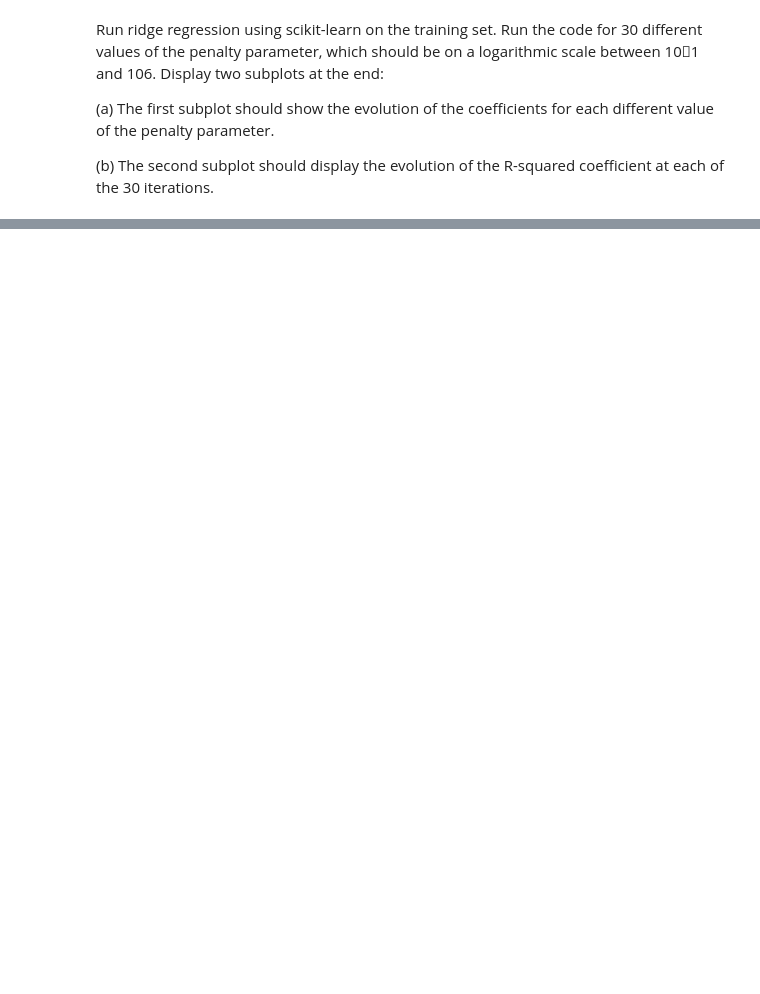
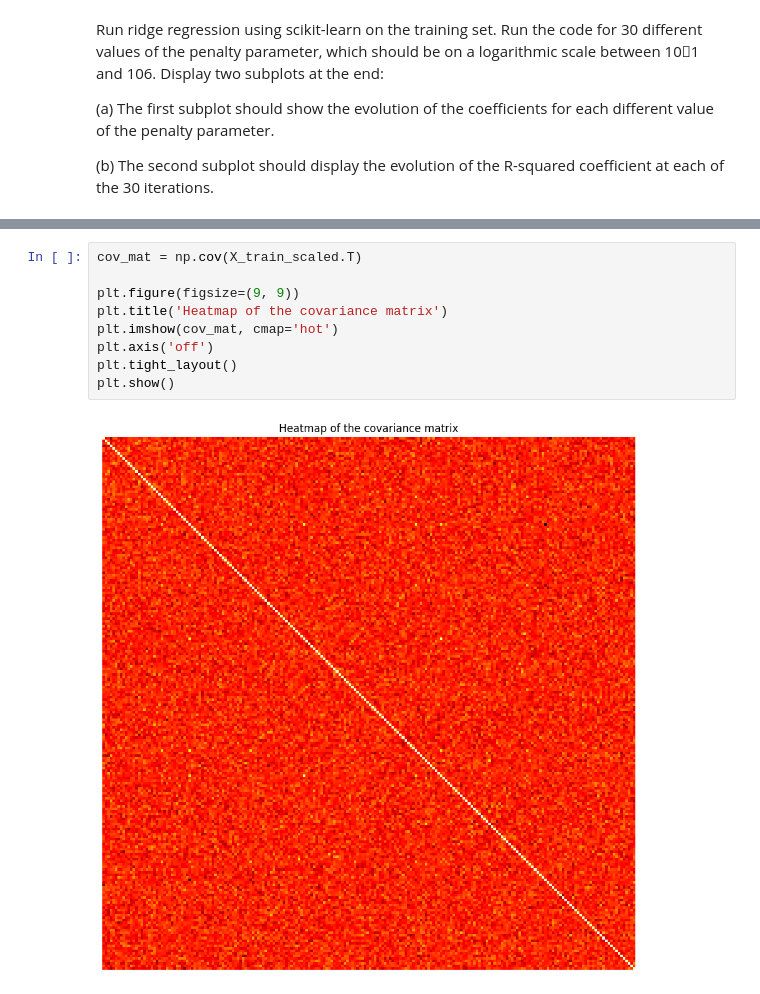
Before and after one commit to kjle/TelecomParis_Promo2025, a Jupyter notebook: SD-TSIA204/TP2/sd-tsia204_lab2_kang_jiale.ipynb, the cells around one changed output, grey strips where cells are left out. Drawn from its saved outputs; the diff is of its cells as text; blank space fills up the shorter version.

```diff
--- a/SD-TSIA204/TP2/sd-tsia204_lab2_kang_jiale.ipynb
+++ b/SD-TSIA204/TP2/sd-tsia204_lab2_kang_jiale.ipynb
@@ -232,0 +302,11 @@ Run ridge regression using scikit-learn on the training set. Run the code for 30
+# %%
+cov_mat = np.cov(X_train_scaled.T)
+
+plt.figure(figsize=(9, 9))
+plt.title('Heatmap of the covariance matrix')
+plt.imshow(cov_mat, cmap='hot')
+plt.axis('off')
+plt.tight_layout()
+plt.show()
+# %% [output]
+[figure, added]
```
Also changed, not shown: parts of 11 cells of this notebook, 1 other file.
